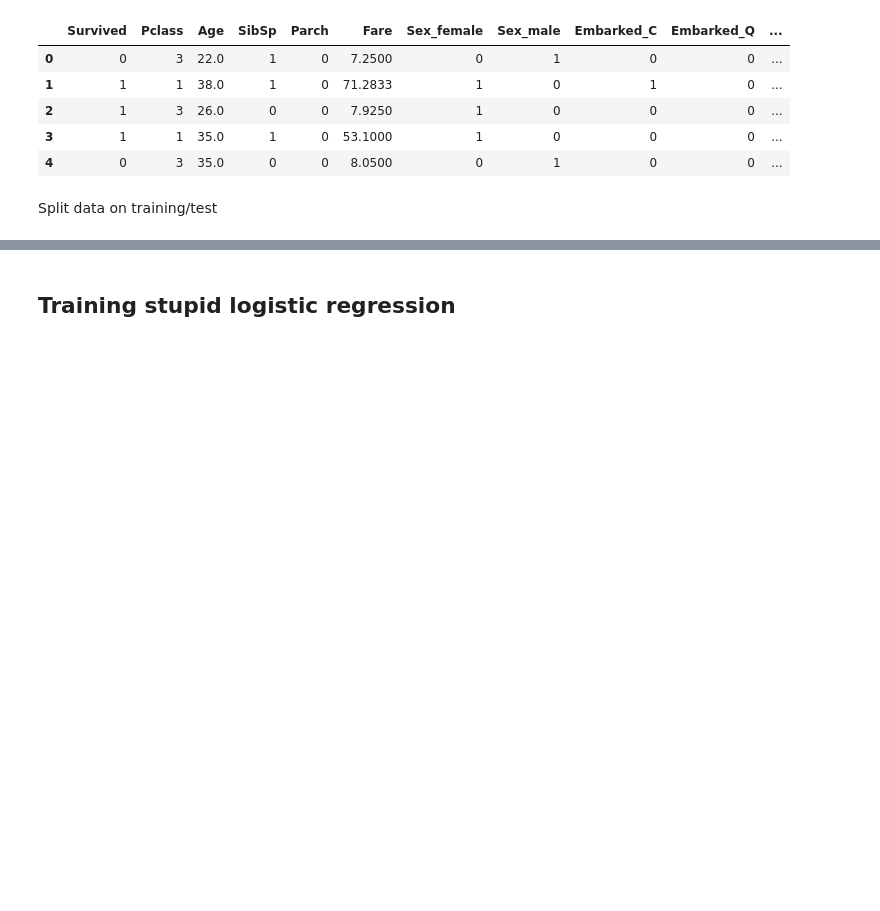
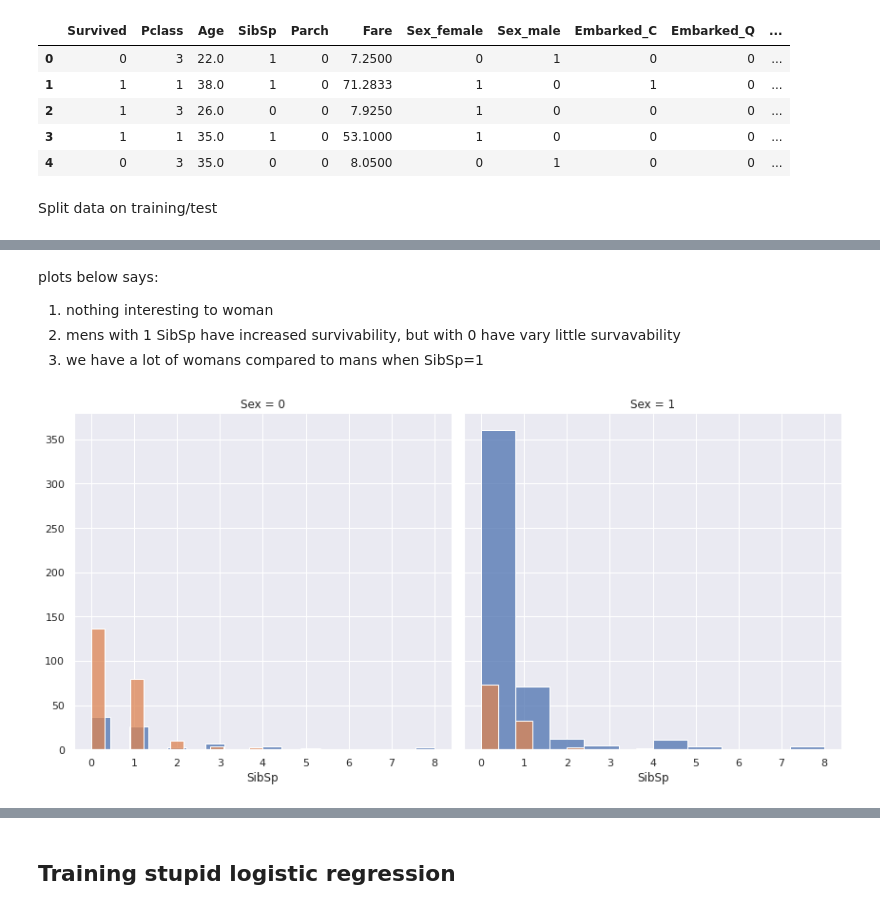
Before and after one commit to VsevolodKozlov-git/kaggle-titanic-competition, a Jupyter notebook: main.ipynb, the cells around one changed output, grey strips where cells are left out. Cells and saved outputs as stored; diff of their text form; code cells hidden in the pictures; blank space fills up the shorter version.

```diff
--- a/main.ipynb
+++ b/main.ipynb
@@ -99,0 +172,11 @@ X_train, X_test, y_train, y_test = train_test_split(X, y, train_size=0.8)
+# %% [markdown]
+plots below says:
+1. nothing interesting to woman
+2. mens with 1 SibSp have increased survivability, but with 0 have vary little survavability
+3. we have a lot of womans compared to mans when SibSp=1
+# %%
+g = sns.FacetGrid(df_visualization, col='Sex', hue='Survived', height=6)
+g.map(sns.histplot, 'SibSp')
+plt.show()
+# %% [output]
+[figure, added]
```
Also changed, not shown: parts of 52 cells of this notebook, 1 other file.
